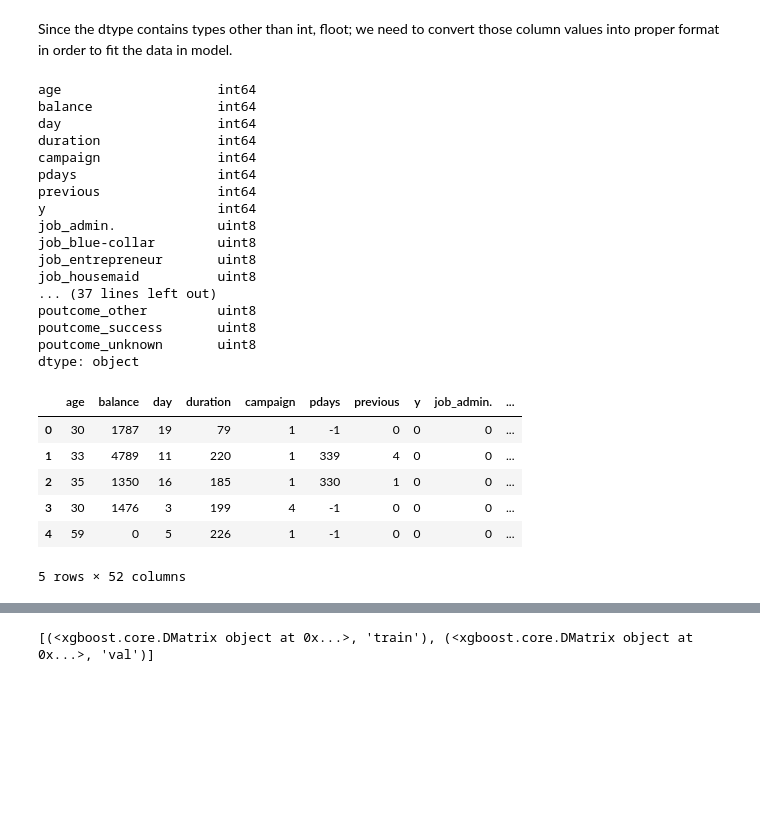
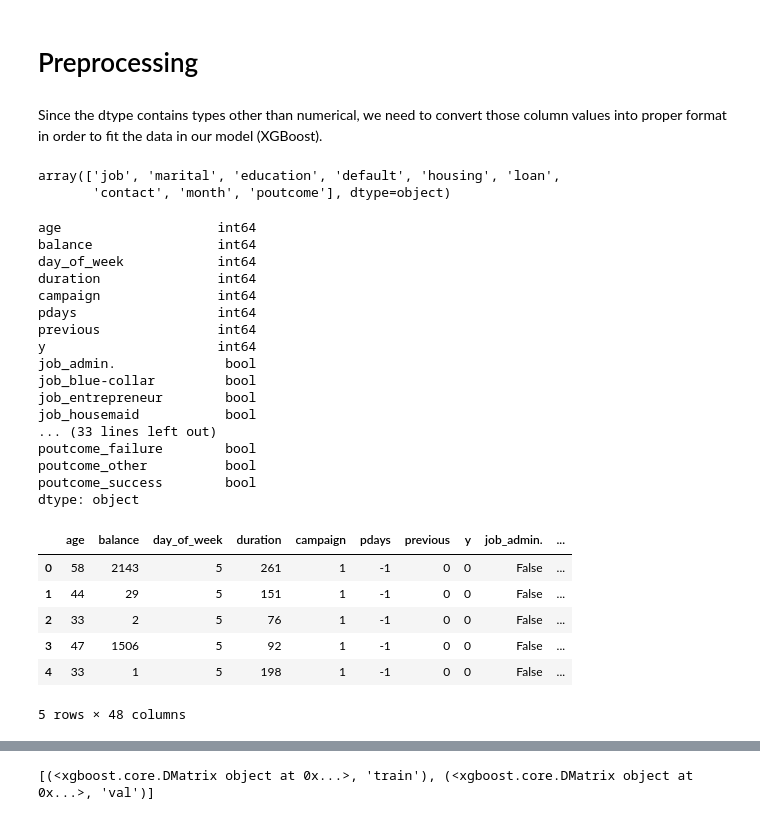
Before and after one commit to mayalinetsky/YData-MLOps-Automatic-Improvement, a Jupyter notebook: Code/notebooks/xgboost-implementation-on-bank-marketing-dataset.ipynb, the cells around one changed output, grey strips where cells are left out. Cells and saved outputs as stored; diff of their text form; code cells hidden in the pictures; blank space fills up the shorter version.

```diff
--- a/Code/notebooks/xgboost-implementation-on-bank-marketing-dataset.ipynb
+++ b/Code/notebooks/xgboost-implementation-on-bank-marketing-dataset.ipynb
@@ -60,0 +53,10 @@ data.head()
+# %%
+#Importing and displaying data
+bank_marketing_raw_data = fetch_ucirepo(id=222)
+
+bank_marketing_features_df = bank_marketing_raw_data.data.features
+
+bank_marketing_target_df = bank_marketing_raw_data.data.targets
+
+bank_marketing_raw_data_df = bank_marketing_features_df.join(bank_marketing_target_df)
+bank_marketing_raw_data_df.head(10)
@@ -87,49 +101,53 @@ y            object
 dtype: object
+# %% [markdown]
+# Preprocessing
 # %% [markdown]
-Since the dtype contains types other than int, floot; we need to convert those column values into proper format in order to fit the data in model.
+Since the dtype contains types other than numerical, we need to convert those column values into proper format in order to fit the data in our model (XGBoost).
+# %%
+object_feature_cols = bank_marketing_raw_data_df.select_dtypes(include='object').columns.drop('y', errors='ignore').values
+
+object_feature_cols
+# %% [output]
+array(['job', 'marital', 'education', 'default', 'housing', 'loan',
+       'contact', 'month', 'poutcome'], dtype=object)
 # %%
 #Converting object type data into numeric type using One-Hot encoding method which is
 #majorly used for XGBoost (for better accuracy) [Applicable only for non numeric categorical features]
-data_new = pd.get_dummies(data, columns=['job','marital',
-                                         'education','default',
-                                         'housing','loan',
-                                         'contact','month',
-                                         'poutcome'])
-#pd is instance of pandas. Using get_dummies method we can directly convert any type of data into One-Hot encoded format.
+bank_marketing_dummy_df = pd.get_dummies(bank_marketing_raw_data_df, columns=object_feature_cols)
 # %%
 #Since y is a class variable we will have to convert it into binary format. (Since 2 unique class values)
-data_new.y.replace(('yes', 'no'), (1, 0), inplace=True)
+bank_marketing_dummy_df.replace(to_replace={'y': {'yes': 1, 'no': 0}}, inplace=True)
 # %%
 #Checking types of all the columns converted
-data_new.dtypes
+bank_marketing_dummy_df.dtypes
 # %% [output]
 age                    int64
 balance                int64
-day                    int64
+day_of_week            int64
 duration               int64
 campaign               int64
 pdays                  int64
 previous               int64
 y                      int64
-job_admin.             uint8
-job_blue-collar        uint8
-job_entrepreneur       uint8
-job_housemaid          uint8
-... (37 lines left out)
-poutcome_other         uint8
-poutcome_success       uint8
-poutcome_unknown       uint8
+job_admin.              bool
+job_blue-collar         bool
+job_entrepreneur        bool
+job_housemaid           bool
+... (33 lines left out)
+poutcome_failure        bool
+poutcome_other          bool
+poutcome_success        bool
 dtype: object
 # %%
 #Our New dataframe ready for XGBoost
-data_new.head()
+bank_marketing_dummy_df.head()
 # %% [output]
-|  | age | balance | day | duration | campaign | pdays | previous | y | job_admin. | ... |
-| 0 | 30 | 1787 | 19 | 79 | 1 | -1 | 0 | 0 | 0 | ... |
-| 1 | 33 | 4789 | 11 | 220 | 1 | 339 | 4 | 0 | 0 | ... |
-| 2 | 35 | 1350 | 16 | 185 | 1 | 330 | 1 | 0 | 0 | ... |
-| 3 | 30 | 1476 | 3 | 199 | 4 | -1 | 0 | 0 | 0 | ... |
-| 4 | 59 | 0 | 5 | 226 | 1 | -1 | 0 | 0 | 0 | ... |
+|  | age | balance | day_of_week | duration | campaign | pdays | previous | y | job_admin. | ... |
+| 0 | 58 | 2143 | 5 | 261 | 1 | -1 | 0 | 0 | False | ... |
+| 1 | 44 | 29 | 5 | 151 | 1 | -1 | 0 | 0 | False | ... |
+| 2 | 33 | 2 | 5 | 76 | 1 | -1 | 0 | 0 | False | ... |
+| 3 | 47 | 1506 | 5 | 92 | 1 | -1 | 0 | 0 | False | ... |
+| 4 | 33 | 1 | 5 | 198 | 1 | -1 | 0 | 0 | False | ... |
-5 rows × 52 columns
+5 rows × 48 columns
 # %%
 #Spliting data as X -> features and y -> class variable
```
Also changed, not shown: parts of 24 cells of this notebook, 8 other files.
